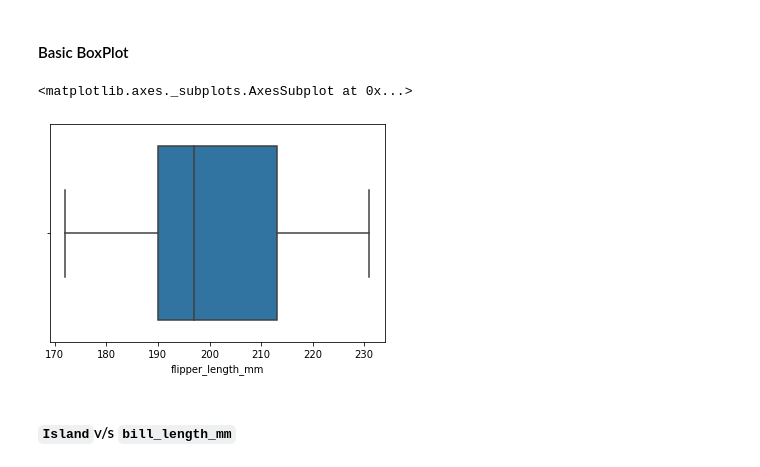
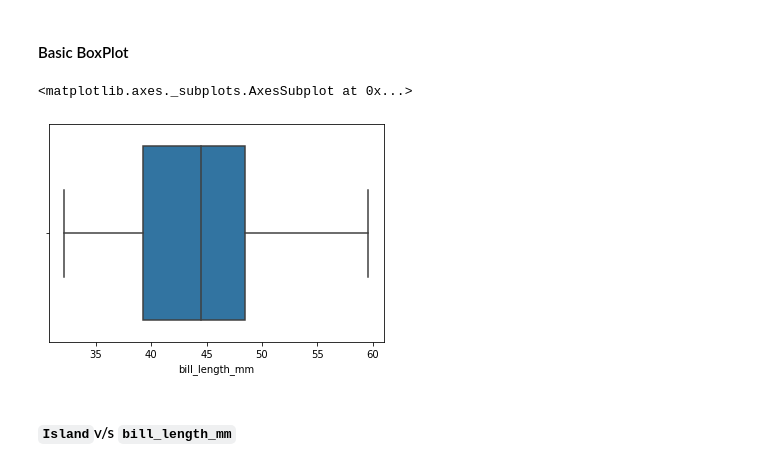
Before and after one commit to codebasics/Seaborn-Series, a Jupyter notebook: 05-BoxPlots/BoxPlotsCodeNotebook.ipynb, the cells around one changed output. Saved outputs shown, nothing was run; the diff lists cells and outputs as text; code cells hidden in the pictures.

````diff
--- a/05-BoxPlots/BoxPlotsCodeNotebook.ipynb
+++ b/05-BoxPlots/BoxPlotsCodeNotebook.ipynb
@@ -22,10 +34,10 @@ penguins.head()
 # %% [markdown]
 #### Basic BoxPlot
 # %%
-sns.boxplot(penguins.flipper_length_mm)
+sns.boxplot(penguins.bill_length_mm)
 # %% [output]
 <matplotlib.axes._subplots.AxesSubplot at 0x...>
-[figure, old version]
+[figure, new version]
 # %% [markdown]
 #### ```Island```v/s ```bill_length_mm```
 # %%
````
Also changed, not shown: parts of 8 cells of this notebook, 3 other files.
